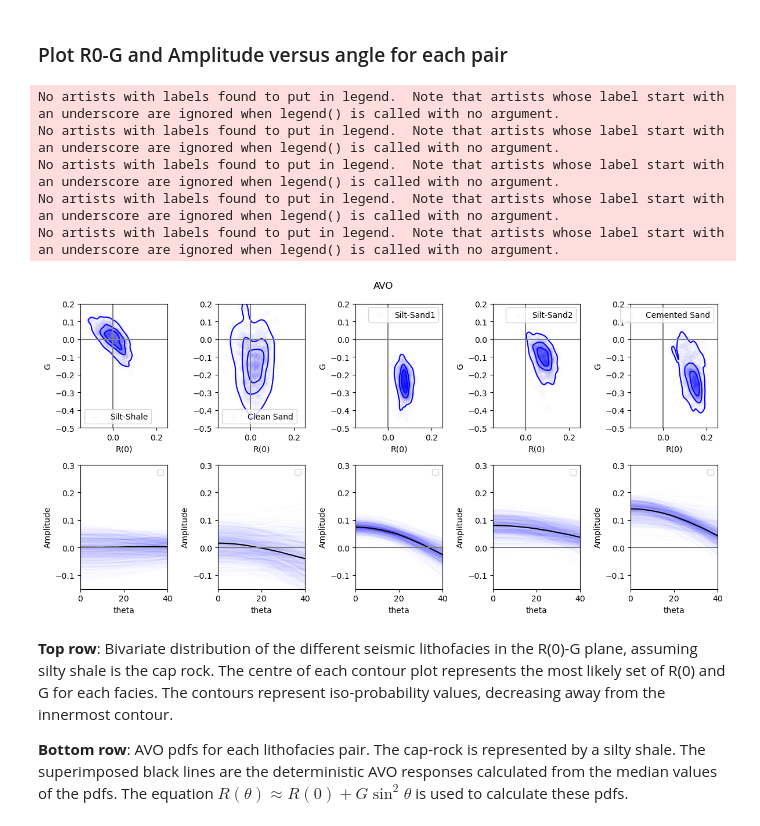
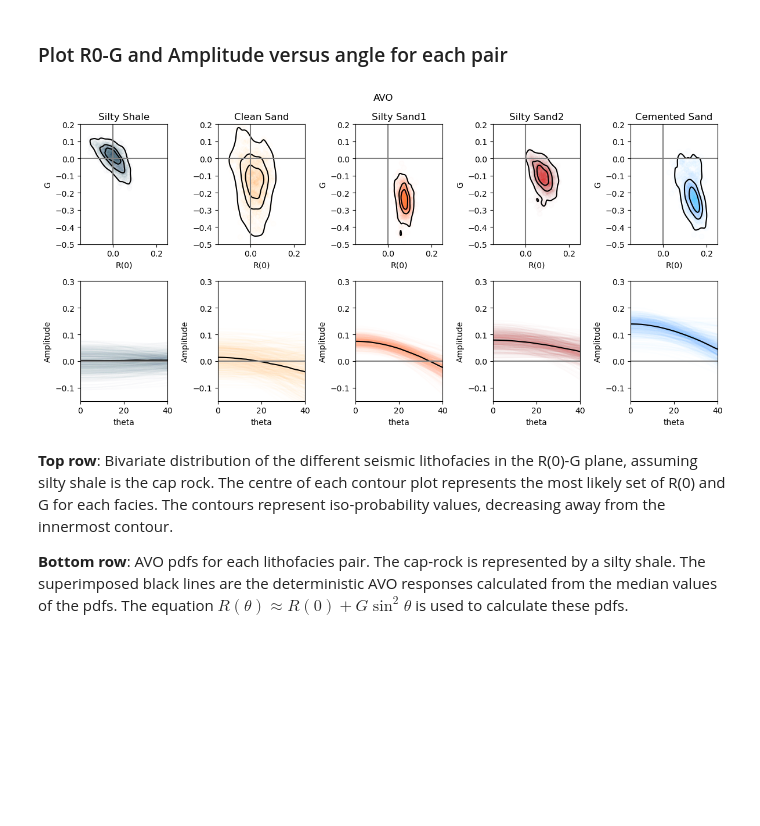
Before and after one commit to ABDunbar/Probabilistic-AVO-analysis, a Jupyter notebook: 01_Probabilistic_AVO_analysis.ipynb, the cells around one changed output. Cells and saved outputs as stored; diff of their text form; code cells hidden in the pictures; blank space fills up the shorter version.

```diff
--- a/01_Probabilistic_AVO_analysis.ipynb
+++ b/01_Probabilistic_AVO_analysis.ipynb
@@ -107,0 +152,8 @@ for ax in fig.get_axes():
+# %%
+fig, ax = plt.subplots(1,1, figsize=(8,8))
+sns.kdeplot(data=well2[well2.LABELS=='shale'], x='VP', y='VS', color=ccc[0], label="Shale")
+sns.kdeplot(data=well2[well2.LABELS=='clnSand'], x='VP', y='VS', color=ccc[2], label="Clean Sand")
+sns.kdeplot(data=well2[well2.LABELS=='cemSand'], x='VP', y='VS', color=ccc[5], label="Cemented Sand")
+
+plt.xlim(2.,3.8); plt.ylim(0.8,2.)
+plt.legend();
@@ -145,77 +199,78 @@ alpha2=0.01
 fig, ((ax1, ax2, ax3, ax4,ax5),(ax6,ax7,ax8,ax9,ax10)) = plt.subplots(2, 5, figsize=(12,6))
 fig.suptitle('AVO')
 
-ax1.scatter(r01_b, G1_b, label="Silt-Shale", alpha=alpha1, color='blue')
-sns.kdeplot(ax=ax1, x=r01_b, y=G1_b, color='blue', linestyles="-", levels=4)
+ax1.set_title('Silty Shale')
+ax1.scatter(r01_b, G1_b, alpha=alpha1, color=ccc[1])
+sns.kdeplot(ax=ax1, x=r01_b, y=G1_b, color='k', linestyles="-", levels=4)
 ax1.set_xlabel("R(0)"); ax1.set_ylabel("G")
 
-ax2.scatter(r02_b, G2_b, label="Clean Sand", alpha=alpha1, color='blue')
-sns.kdeplot(ax=ax2, x=r02_b, y=G2_b, color="blue", linestyles="-", levels=4)
+ax2.set_title('Clean Sand')
+ax2.scatter(r02_b, G2_b, alpha=alpha1, color=ccc[2])
+sns.kdeplot(ax=ax2, x=r02_b, y=G2_b, color="k", linestyles="-", levels=4)
 ax2.set_xlabel("R(0)"); ax3.set_ylabel("G")
 
-ax3.scatter(r03_b, G3_b, label="Silt-Sand1", alpha=alpha1, color='blue')
-sns.kdeplot(ax=ax3, x=r03_b, y=G3_b, color="blue", linestyles="-", levels=4)
+ax3.set_title('Silty Sand1')
+ax3.scatter(r03_b, G3_b, alpha=alpha1, color=ccc[3])
+sns.kdeplot(ax=ax3, x=r03_b, y=G3_b, color="k", linestyles="-", levels=4)
 ax3.set_xlabel("R(0)"); ax3.set_ylabel("G")
 
-ax4.scatter(r04_b, G4_b, label="Silt-Sand2", alpha=alpha1, color='blue')
-sns.kdeplot(ax=ax4, x=r04_b, y=G4_b, color="blue", linestyles="-", levels=4)
+ax4.set_title('Silty Sand2')
+ax4.scatter(r04_b, G4_b, alpha=alpha1, color=ccc[4])
+sns.kdeplot(ax=ax4, x=r04_b, y=G4_b, color="k", linestyles="-", levels=4)
 ax4.set_xlabel("R(0)"); ax4.set_ylabel("G")
 
-ax5.scatter(r05_b, G5_b, label="Cemented Sand", alpha=alpha1, color='blue')
-sns.kdeplot(ax=ax5, x=r05_b, y=G5_b, color="blue", linestyles="-", levels=4)
+ax5.set_title('Cemented Sand')
+ax5.scatter(r05_b, G5_b, alpha=alpha1, color=ccc[5])
+sns.kdeplot(ax=ax5, x=r05_b, y=G5_b, color="k", linestyles="-", levels=4)
 ax5.set_xlabel("R(0)"); ax5.set_ylabel("G")
 
 for i in range(num_samples):
-    ax6.plot(Rtheta1_b[i][0], alpha=alpha2, color='blue')
+    ax6.plot(Rtheta1_b[i][0], alpha=alpha2, color=ccc[1])
 ax6.plot(med1_b, 'k')
 ax6.set_xlabel("theta"); ax6.set_ylabel("Amplitude")
 
 for i in range(num_samples):
-    ax7.plot(Rtheta2_b[i][0], alpha=alpha2, color='blue')
+    ax7.plot(Rtheta2_b[i][0], alpha=alpha2, color=ccc[2])
 ax7.plot(med2_b, 'k')
 ax7.set_xlabel("theta"); ax7.set_ylabel("Amplitude")
 
 for i in range(num_samples):
-    ax8.plot(Rtheta3_b[i][0], alpha=alpha2, color='blue')
+    ax8.plot(Rtheta3_b[i][0], alpha=alpha2, color=ccc[3])
 ax8.plot(med3_b, 'k')
 ax8.set_xlabel("theta"); ax8.set_ylabel("Amplitude")
 
 for i in range(num_samples):
-    ax9.plot(Rtheta4_b[i][0], alpha=alpha2, color='blue')
+    ax9.plot(Rtheta4_b[i][0], alpha=alpha2, color=ccc[4])
 ax9.plot(med4_b, 'k')
 ax9.set_xlabel("theta"); ax9.set_ylabel("Amplitude")
 
 for i in range(num_samples):
-    ax10.plot(Rtheta5_b[i][0], alpha=alpha2, color='blue')
+    ax10.plot(Rtheta5_b[i][0], alpha=alpha2, color=ccc[5])
 ax10.plot(med5_b, 'k')
 ax10.set_xlabel("theta"); ax10.set_ylabel("Amplitude")
 
 ax1.set_xlim(-0.15, 0.25); ax1.set_ylim(-0.5, 0.2);
 ax2.set_xlim(-0.15, 0.25); ax2.set_ylim(-0.5, 0.2);
 ax3.set_xlim(-0.15, 0.25); ax3.set_ylim(-0.5, 0.2);
 ax4.set_xlim(-0.15, 0.25); ax4.set_ylim(-0.5, 0.2);
 ax5.set_xlim(-0.15, 0.25); ax5.set_ylim(-0.5, 0.2);
 
 ax6.set_xlim(0,40); ax6.set_ylim(-0.15, 0.3);
 ax7.set_xlim(0,40); ax7.set_ylim(-0.15, 0.3);
 ax8.set_xlim(0,40); ax8.set_ylim(-0.15, 0.3);
 ax9.set_xlim(0,40); ax9.set_ylim(-0.15, 0.3);
 ax10.set_xlim(0,40); ax10.set_ylim(-0.15, 0.3);
 
 for ax in fig.get_axes():
-    ax.legend()
+    #ax.legend()
     #ax.label_outer()
     ax.axvline(0, color='gray')
     ax.axhline(0, color='gray')
 
-plt.tight_layout();
+plt.tight_layout()
+plt.savefig('Probabilistic_AVO_analysis.png');
 # %% [output]
-No artists with labels found to put in legend.  Note that artists whose label start with an underscore are ignored when legend() is called with no argument.
-No artists with labels found to put in legend.  Note that artists whose label start with an underscore are ignored when legend() is called with no argument.
-No artists with labels found to put in legend.  Note that artists whose label start with an underscore are ignored when legend() is called with no argument.
-No artists with labels found to put in legend.  Note that artists whose label start with an underscore are ignored when legend() is called with no argument.
-No artists with labels found to put in legend.  Note that artists whose label start with an underscore are ignored when legend() is called with no argument.
-[figure, old version]
+[figure, new version]
 # %% [markdown]
 **Top row**:  Bivariate distribution of the different seismic lithofacies in the R(0)-G plane, assuming silty shale is the cap rock.  The centre of each contour plot represents the most likely set of R(0) and G for each facies. The contours represent iso-probability values, decreasing away from the innermost contour.
 
```
Also changed, not shown: parts of 7 cells of this notebook.
